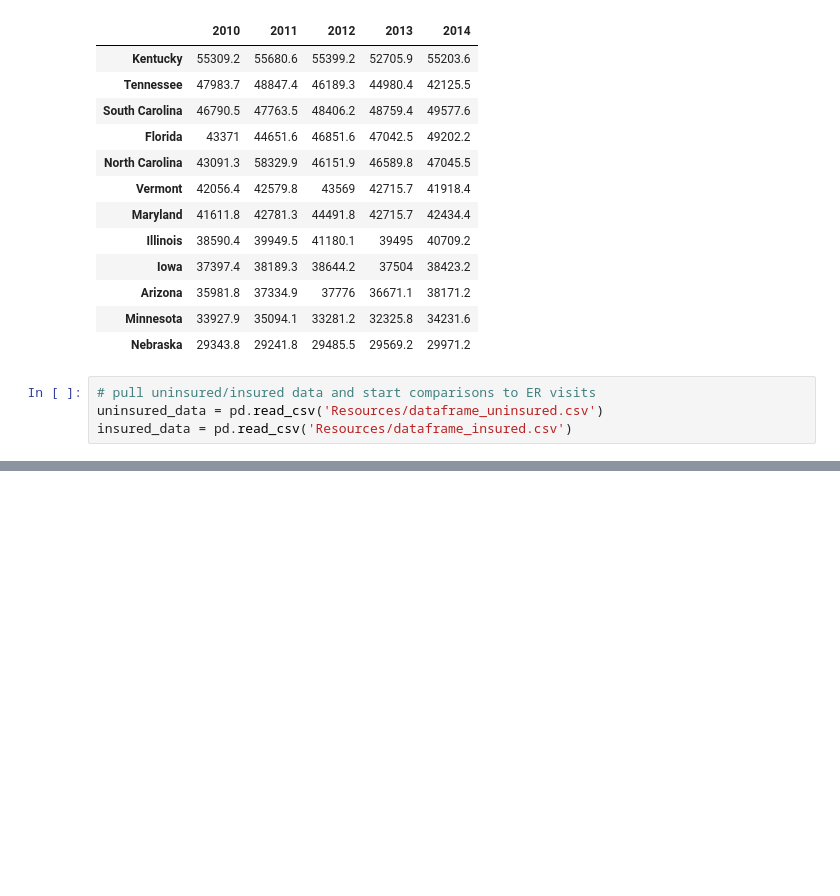
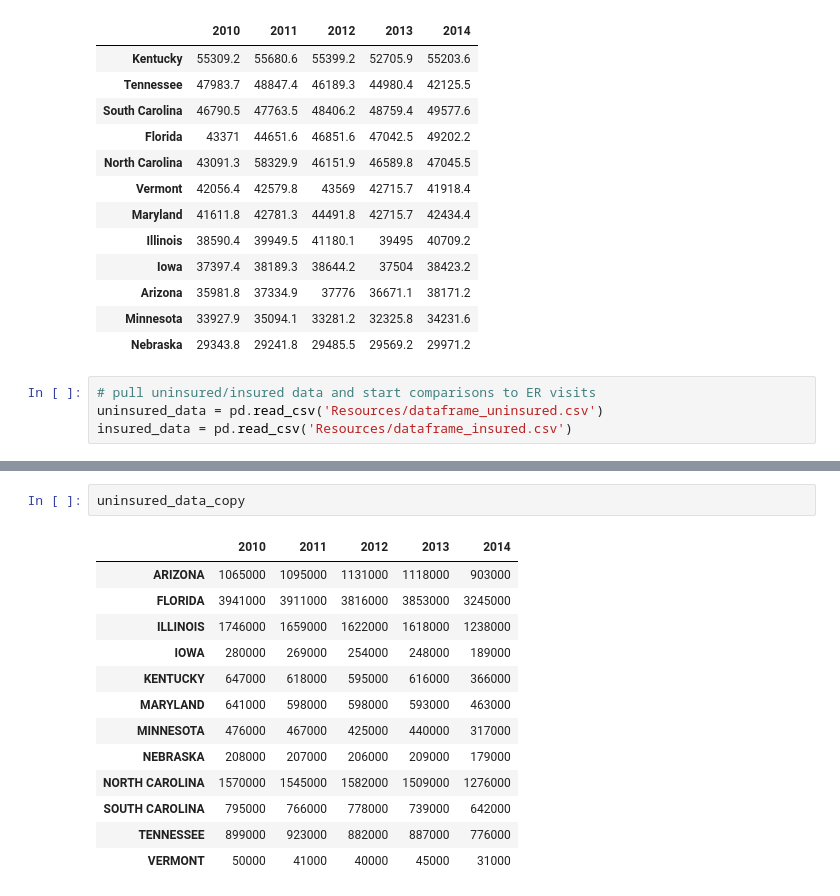
Before and after one commit to TJL30308/DREAM_Project, a Jupyter notebook: ER_Visits_Analysis.ipynb, the cells around one changed output, grey strips where cells are left out. Drawn from its saved outputs; the diff is of its cells as text; blank space fills up the shorter version.

```diff
--- a/ER_Visits_Analysis.ipynb
+++ b/ER_Visits_Analysis.ipynb
@@ -194 +215,17 @@ insured_data_copy.set_index('State')
+# %%
+uninsured_data_copy
+# %% [output]
+|  | 2010 | 2011 | 2012 | 2013 | 2014 |
+| ARIZONA | 1065000 | 1095000 | 1131000 | 1118000 | 903000 |
+| FLORIDA | 3941000 | 3911000 | 3816000 | 3853000 | 3245000 |
+| ILLINOIS | 1746000 | 1659000 | 1622000 | 1618000 | 1238000 |
+| IOWA | 280000 | 269000 | 254000 | 248000 | 189000 |
+| KENTUCKY | 647000 | 618000 | 595000 | 616000 | 366000 |
+| MARYLAND | 641000 | 598000 | 598000 | 593000 | 463000 |
+| MINNESOTA | 476000 | 467000 | 425000 | 440000 | 317000 |
+| NEBRASKA | 208000 | 207000 | 206000 | 209000 | 179000 |
+| NORTH CAROLINA | 1570000 | 1545000 | 1582000 | 1509000 | 1276000 |
+| SOUTH CAROLINA | 795000 | 766000 | 778000 | 739000 | 642000 |
+| TENNESSEE | 899000 | 923000 | 882000 | 887000 | 776000 |
+| VERMONT | 50000 | 41000 | 40000 | 45000 | 31000 |
 # %%
```
Also changed, not shown: parts of 6 cells of this notebook.
